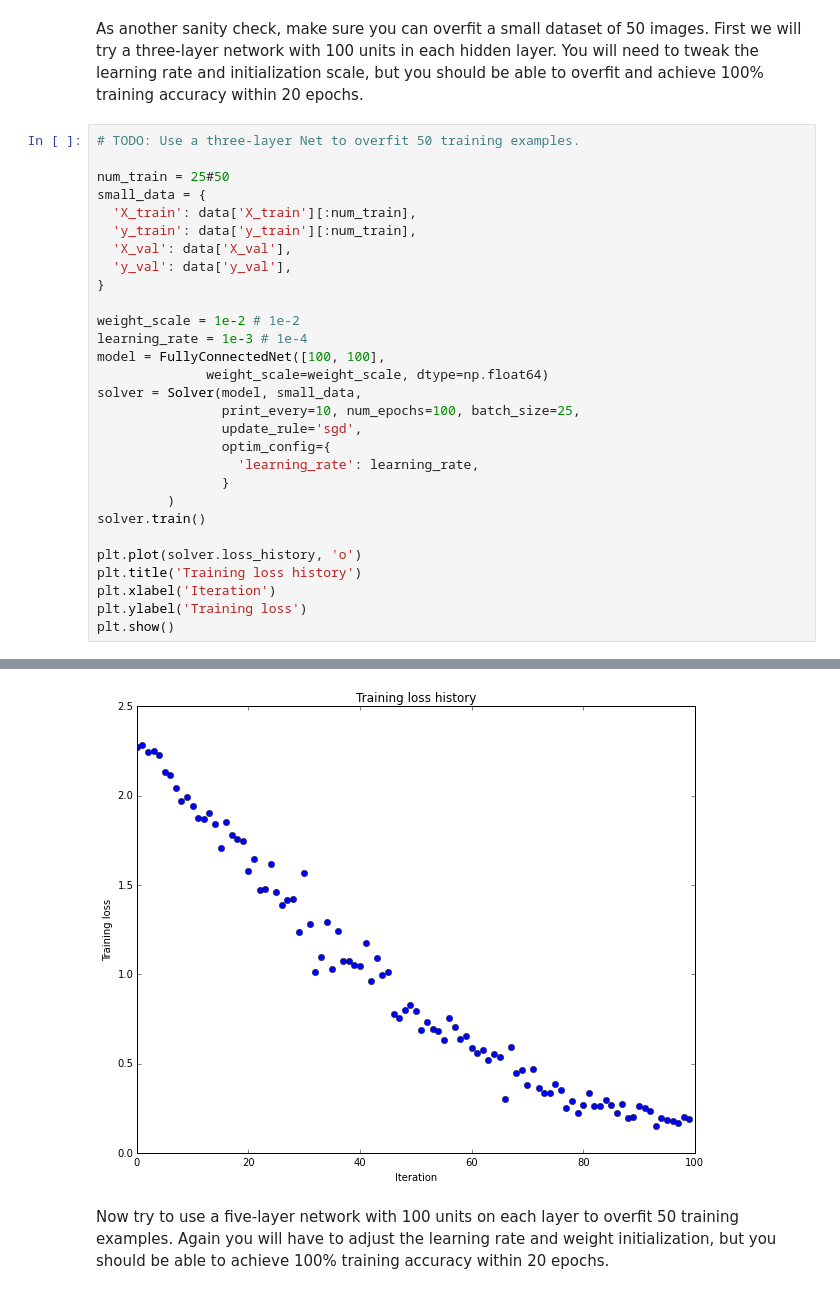
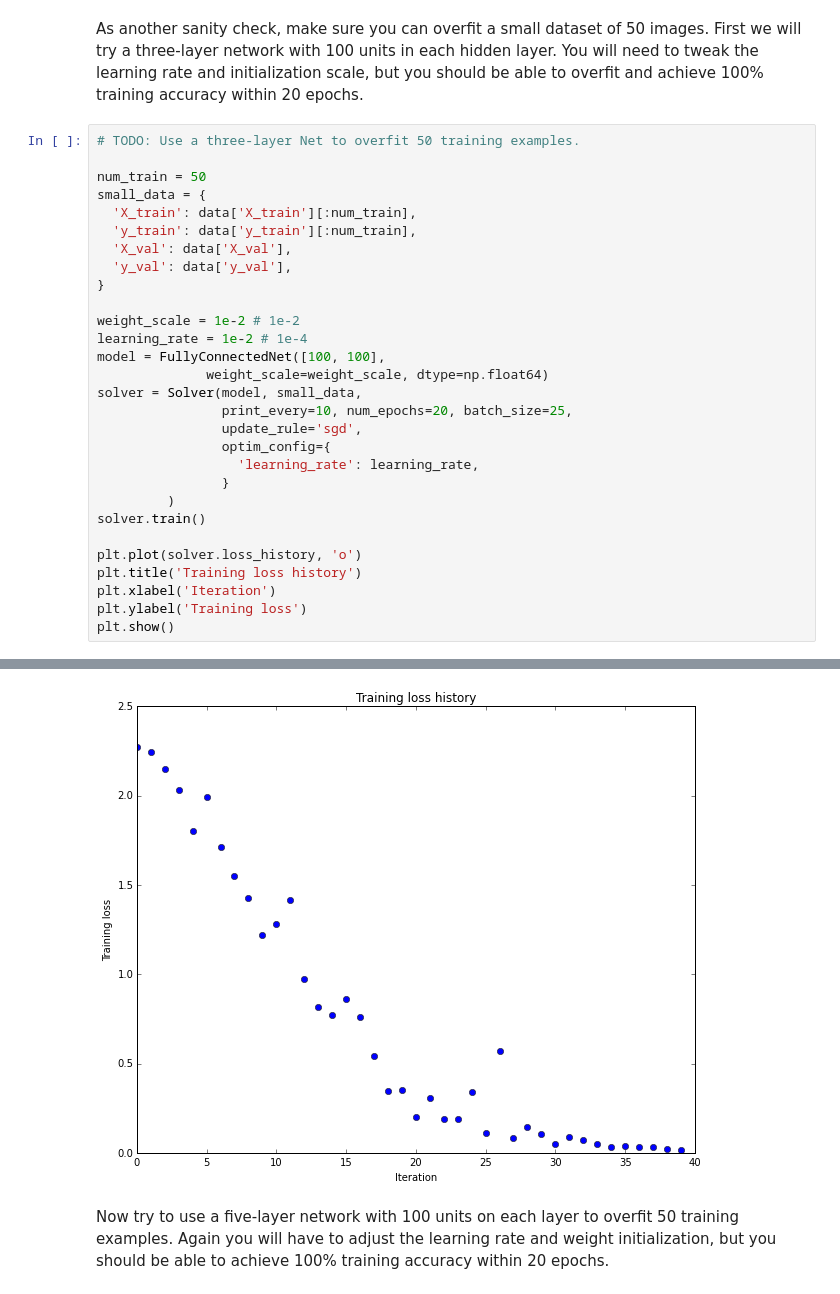
Before and after one commit to nrailgun/Daily, a Jupyter notebook: cnnvr/assignment2/FullyConnectedNets.ipynb, the cells around one changed output, grey strips where cells are left out. Drawn from its saved outputs; the diff is of its cells as text.

```diff
--- a/cnnvr/assignment2/FullyConnectedNets.ipynb
+++ b/cnnvr/assignment2/FullyConnectedNets.ipynb
@@ -430,7 +430,7 @@ As another sanity check, make sure you can overfit a small dataset of 50 images.
 # %%
 # TODO: Use a three-layer Net to overfit 50 training examples.
 
-num_train = 25#50
+num_train = 50
 small_data = {
   'X_train': data['X_train'][:num_train],
   'y_train': data['y_train'][:num_train],
@@ -439,11 +439,11 @@ small_data = {
 }
 
 weight_scale = 1e-2 # 1e-2
-learning_rate = 1e-3 # 1e-4
+learning_rate = 1e-2 # 1e-4
 model = FullyConnectedNet([100, 100],
               weight_scale=weight_scale, dtype=np.float64)
 solver = Solver(model, small_data,
-                print_every=10, num_epochs=100, batch_size=25,
+                print_every=10, num_epochs=20, batch_size=25,
                 update_rule='sgd',
                 optim_config={
                   'learning_rate': learning_rate,
@@ -477,4 +477,4 @@ plt.show()
-[figure, old version]
+[figure, new version]
 # %% [markdown]
 Now try to use a five-layer network with 100 units on each layer to overfit 50 training examples. Again you will have to adjust the learning rate and weight initialization, but you should be able to achieve 100% training accuracy within 20 epochs.
 # %%
```
Also changed, not shown: parts of 4 cells of this notebook, 1 other file.
